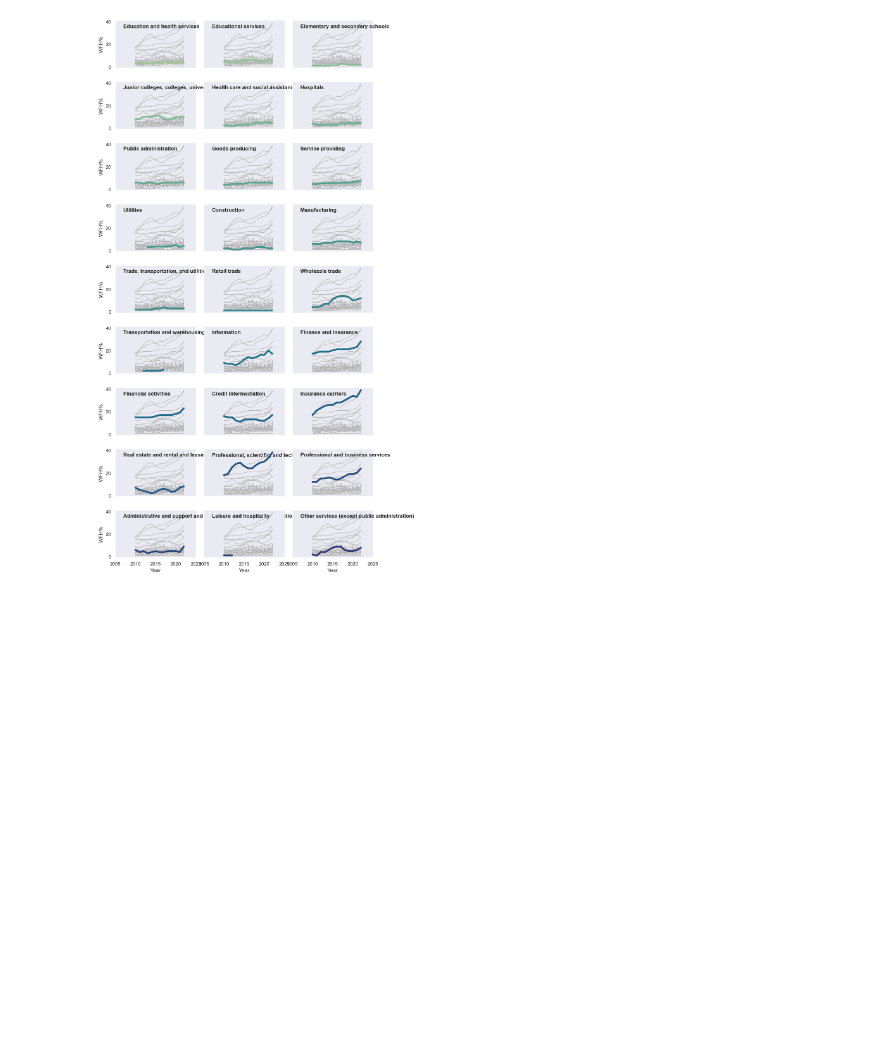
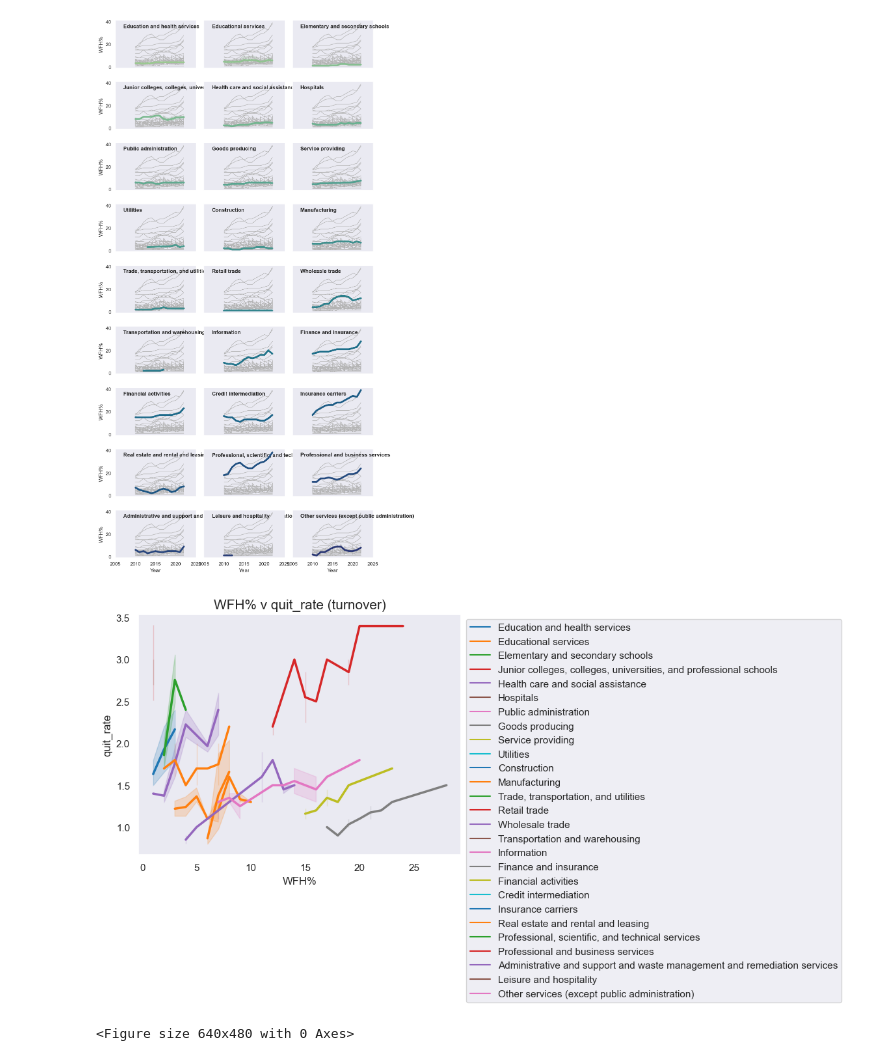
Before and after one commit to andrewschac/stash-ka, a Jupyter notebook: build_sample.ipynb, the cells around one changed output. Drawn from its saved outputs; the diff is of its cells as text; code cells hidden in the pictures; blank space fills up the shorter version.

```diff
--- a/build_sample.ipynb
+++ b/build_sample.ipynb
@@ -210,4 +213,4 @@ intermediate2 = intermediate2.drop('_merge', axis=1)
 
 complete_dataset = pd.merge(intermediate2, productivity, how='left', on=['Industry','Year'], indicator=True, validate='m:m')
 # %%
-complete_dataset
+complete_dataset = complete_dataset.drop('_merge', axis=1)
@@ -277,3 +282,15 @@ g.tight_layout()
 g.savefig('../stash-ka/pics/multiple_time_series.jpg', bbox_inches='tight', dpi=150)
 # %% [output]
 [figure]
+# %%
+complete_dataset_subset2 =  complete_dataset.drop('Year', axis=1)
+# %%
+sns.lineplot(data=complete_dataset_subset2,x = "WFH%", y="quit_rate", hue = "Industry", palette="tab10", linewidth=2.5)
+
+plt.legend(loc='upper left', bbox_to_anchor=(1, 1))
+plt.title('WFH% v quit_rate (turnover)', fontsize=15)
+plt.show()
+plt.savefig('../stash-ka/pics/WFH_v_turnover.jpg', bbox_inches='tight', dpi=150)
+# %% [output]
+[figure, added]
+<Figure size 640x480 with 0 Axes>
```
Also changed, not shown: parts of 5 cells of this notebook, 4 other files.
